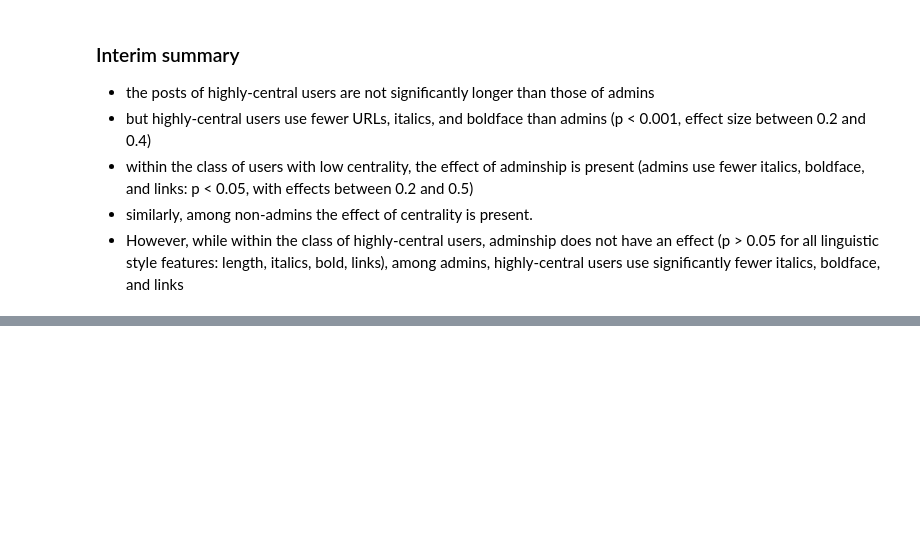
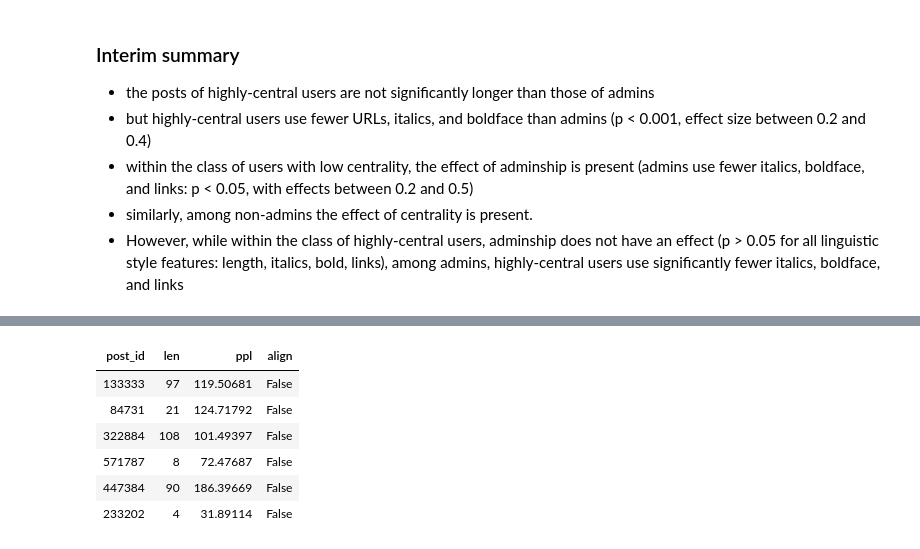
Before and after one commit to winobes/lasn, a Jupyter notebook: code/analysis.ipynb, the cells around one changed output, grey strips where cells are left out. Saved outputs shown, nothing was run; the diff lists cells and outputs as text; code cells hidden in the pictures; blank space fills up the shorter version.

```diff
--- a/code/analysis.ipynb
+++ b/code/analysis.ipynb
@@ -698,0 +715,3 @@ effect size (Cohen's d):  0.4823341
+# %%
+d.alignedto <- subset(d, align == "True")
+d.notalignedto <- subset(d, align == "False")
@@ -698,0 +723,10 @@ effect size (Cohen's d):  0.4823341
+# %%
+head(d.notalignedto)
+# %% [output]
+| post_id | len | ppl | align |
+| 133333 | 97 | 119.50681 | False |
+| 84731 | 21 | 124.71792 | False |
+| 322884 | 108 | 101.49397 | False |
+| 571787 | 8 | 72.47687 | False |
+| 447384 | 90 | 186.39669 | False |
+| 233202 | 4 | 31.89114 | False |
```
Also changed, not shown: parts of 3 cells of this notebook, 1 other file.
